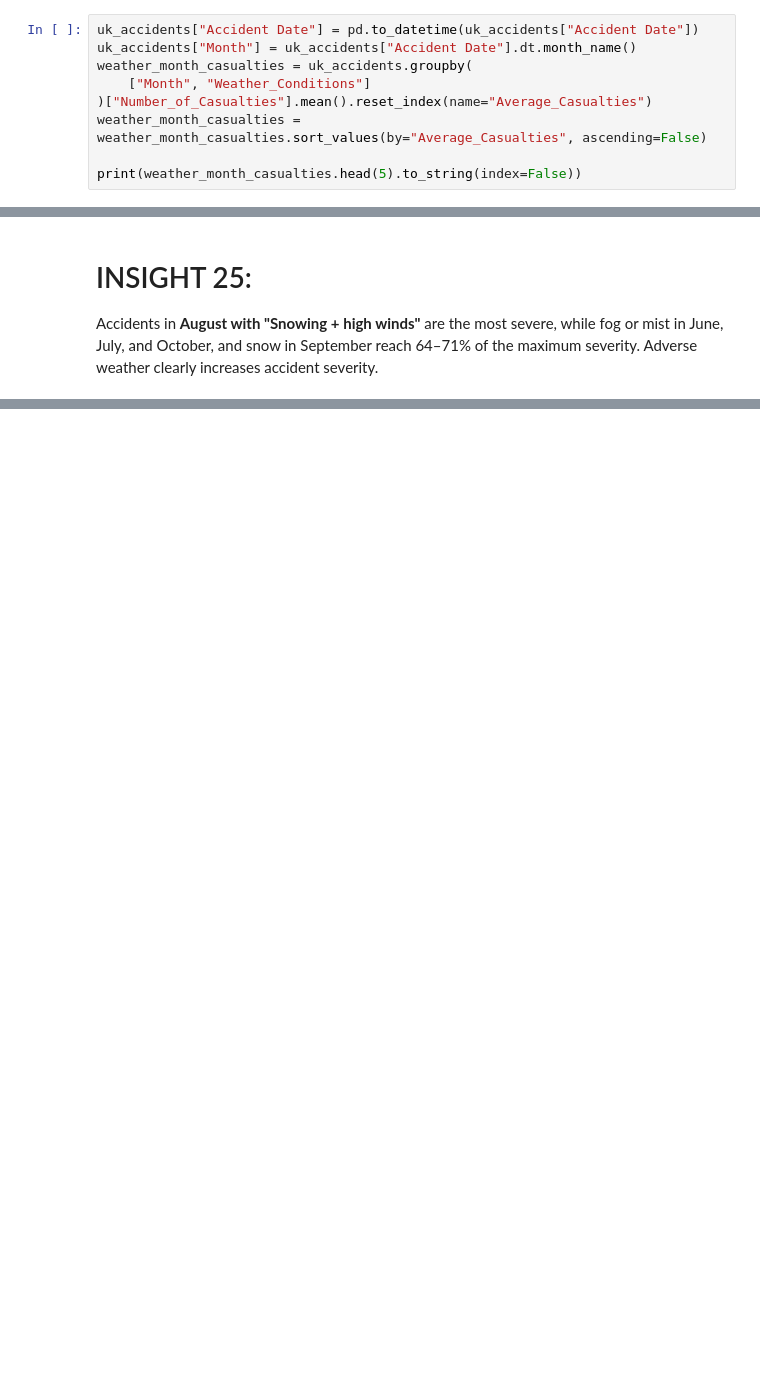
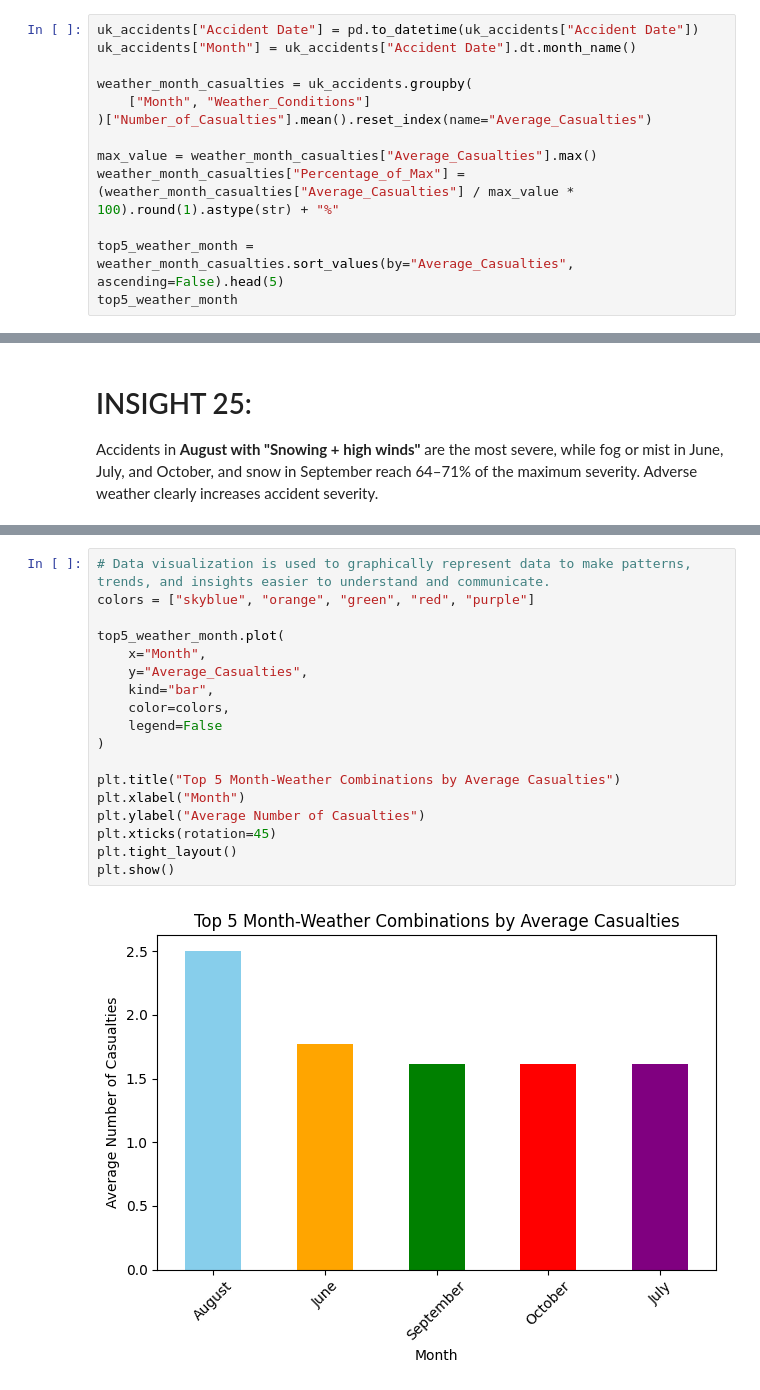
Before and after one commit to raiahyxs/Data-Analytics, a Jupyter notebook: ITELEC03/activity 2.ipynb, the cells around one changed output, grey strips where cells are left out. Cells and saved outputs as stored; diff of their text form; blank space fills up the shorter version.

```diff
--- a/ITELEC03/activity 2.ipynb
+++ b/ITELEC03/activity 2.ipynb
@@ -593,10 +661,14 @@ This highlights that motorcycles are most at risk on rural or high-speed roads.<
 # %%
 uk_accidents["Accident Date"] = pd.to_datetime(uk_accidents["Accident Date"])
 uk_accidents["Month"] = uk_accidents["Accident Date"].dt.month_name()
+
 weather_month_casualties = uk_accidents.groupby(
     ["Month", "Weather_Conditions"]
 )["Number_of_Casualties"].mean().reset_index(name="Average_Casualties")
-weather_month_casualties = weather_month_casualties.sort_values(by="Average_Casualties", ascending=False)
 
-print(weather_month_casualties.head(5).to_string(index=False))
+max_value = weather_month_casualties["Average_Casualties"].max()
+weather_month_casualties["Percentage_of_Max"] = (weather_month_casualties["Average_Casualties"] / max_value * 100).round(1).astype(str) + "%"
+
+top5_weather_month = weather_month_casualties.sort_values(by="Average_Casualties", ascending=False).head(5)
+top5_weather_month
 # %% [output]
@@ -611,0 +686,20 @@ September Snowing no high winds            1.615385
+# %%
+# Data visualization is used to graphically represent data to make patterns, trends, and insights easier to understand and communicate.
+colors = ["skyblue", "orange", "green", "red", "purple"]
+
+top5_weather_month.plot(
+    x="Month",
+    y="Average_Casualties",
+    kind="bar",
+    color=colors,
+    legend=False
+)
+
+plt.title("Top 5 Month-Weather Combinations by Average Casualties")
+plt.xlabel("Month")
+plt.ylabel("Average Number of Casualties")
+plt.xticks(rotation=45)
+plt.tight_layout()
+plt.show()
+# %% [output]
+[figure, added]
```
Also changed, not shown: parts of 41 cells of this notebook.
